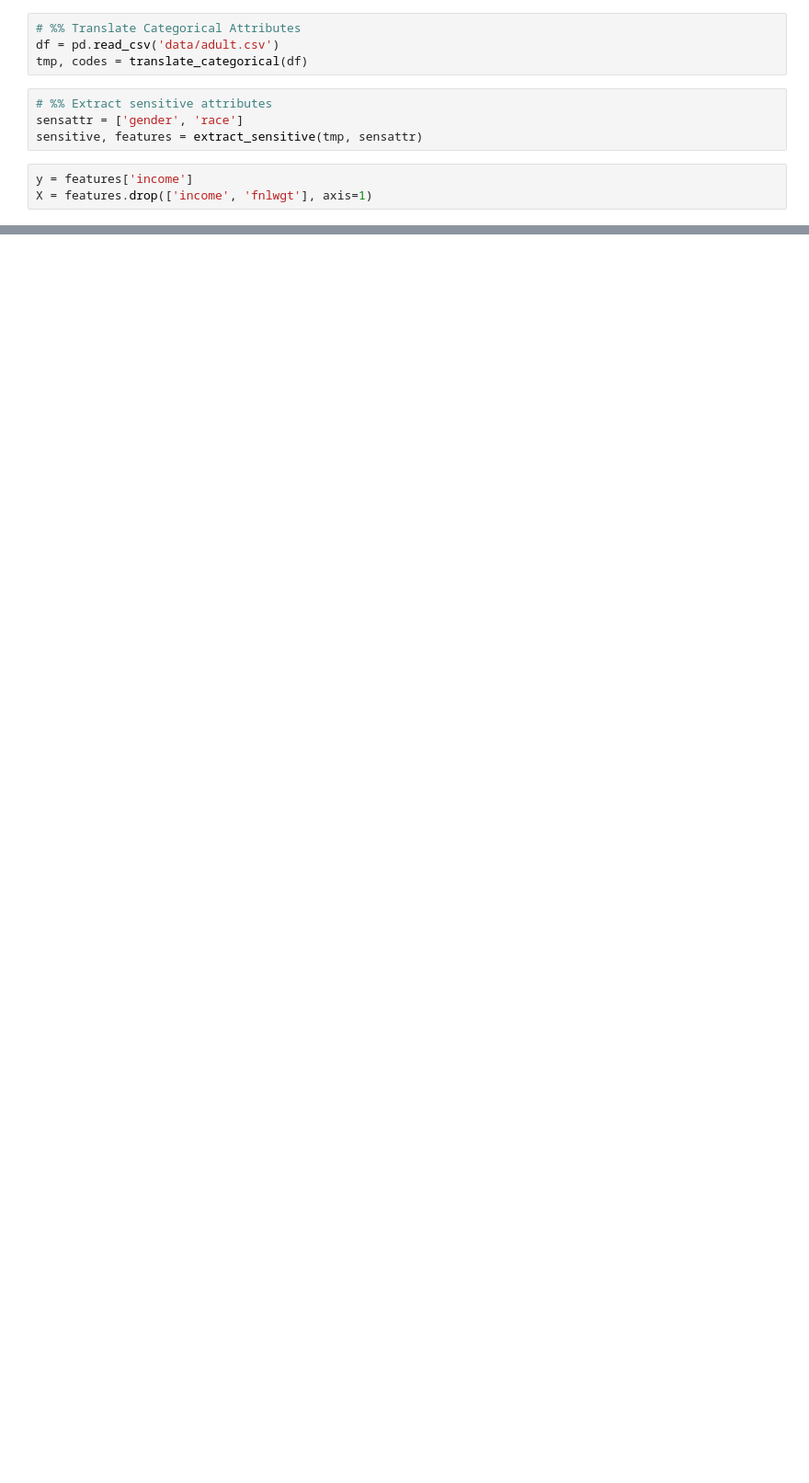
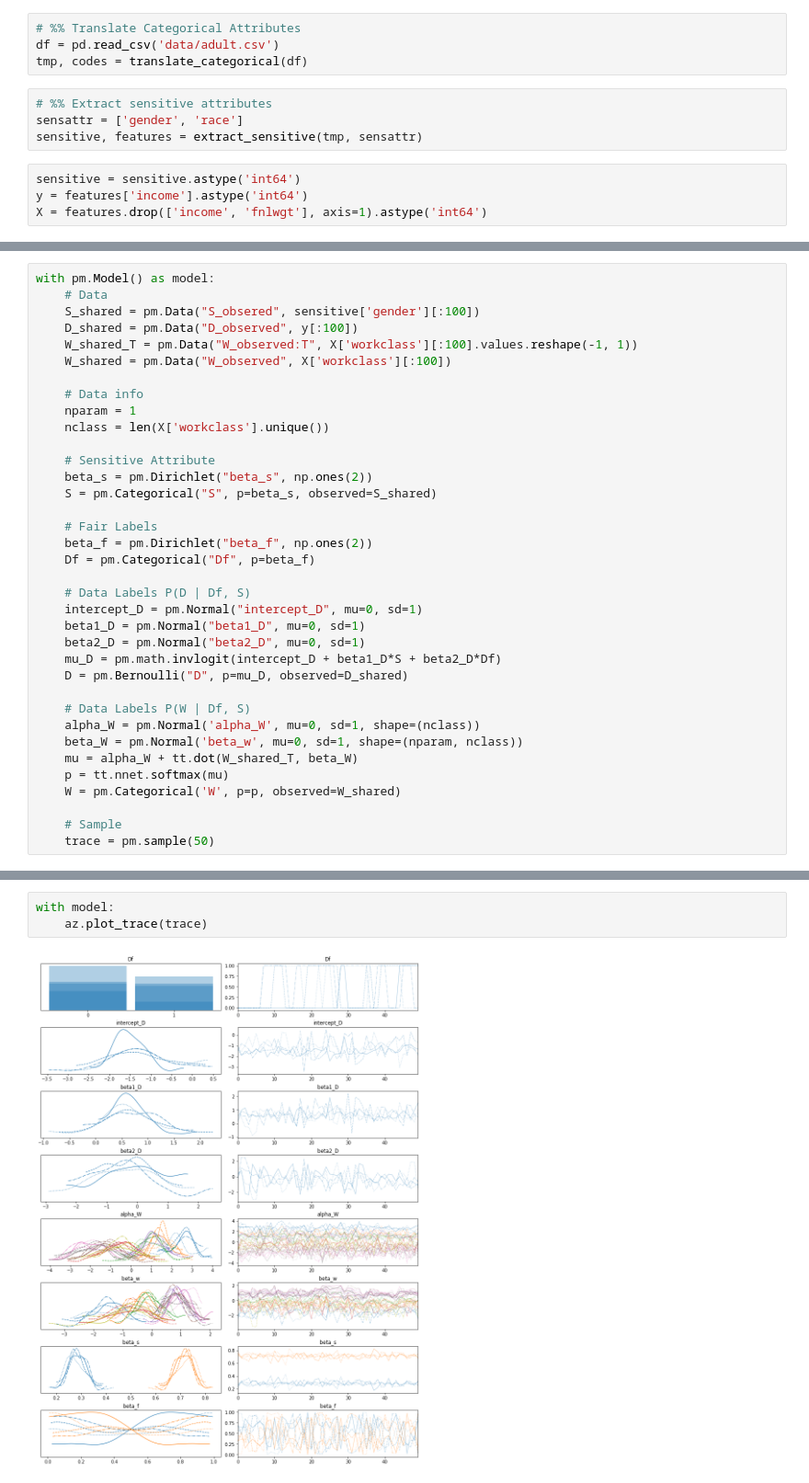
Before and after one commit to bcwein/Forseti, a Jupyter notebook: notebooks/baseline.ipynb, the cells around one changed output, grey strips where cells are left out. Shown at 92% size. Drawn from its saved outputs; the diff is of its cells as text; blank space fills up the shorter version.

```diff
--- a/notebooks/baseline.ipynb
+++ b/notebooks/baseline.ipynb
@@ -23,5 +22,6 @@ tmp, codes = translate_categorical(df)
 sensattr = ['gender', 'race']
 sensitive, features = extract_sensitive(tmp, sensattr)
 # %%
-y = features['income']
-X = features.drop(['income', 'fnlwgt'], axis=1)
+sensitive = sensitive.astype('int64')
+y = features['income'].astype('int64')
+X = features.drop(['income', 'fnlwgt'], axis=1).astype('int64')
@@ -116,0 +28,36 @@ X['workclass'][1001]
+# %%
+with pm.Model() as model:
+    # Data
+    S_shared = pm.Data("S_obsered", sensitive['gender'][:100])
+    D_shared = pm.Data("D_observed", y[:100])
+    W_shared_T = pm.Data("W_observed:T", X['workclass'][:100].values.reshape(-1, 1))
+    W_shared = pm.Data("W_observed", X['workclass'][:100])
+
+    # Data info
+    nparam = 1
+    nclass = len(X['workclass'].unique())
+
+    # Sensitive Attribute
+    beta_s = pm.Dirichlet("beta_s", np.ones(2))
+    S = pm.Categorical("S", p=beta_s, observed=S_shared)
+
+    # Fair Labels
+    beta_f = pm.Dirichlet("beta_f", np.ones(2))
+    Df = pm.Categorical("Df", p=beta_f)
+
+    # Data Labels P(D | Df, S)
+    intercept_D = pm.Normal("intercept_D", mu=0, sd=1)
+    beta1_D = pm.Normal("beta1_D", mu=0, sd=1)
+    beta2_D = pm.Normal("beta2_D", mu=0, sd=1)
+    mu_D = pm.math.invlogit(intercept_D + beta1_D*S + beta2_D*Df)
+    D = pm.Bernoulli("D", p=mu_D, observed=D_shared)
+
+    # Data Labels P(W | Df, S)
+    alpha_W = pm.Normal('alpha_W', mu=0, sd=1, shape=(nclass))
+    beta_W = pm.Normal('beta_w', mu=0, sd=1, shape=(nparam, nclass))
+    mu = alpha_W + tt.dot(W_shared_T, beta_W)
+    p = tt.nnet.softmax(mu)
+    W = pm.Categorical('W', p=p, observed=W_shared)
+
+    # Sample
+    trace = pm.sample(50)
@@ -116,0 +72,5 @@ X['workclass'][1001]
+# %%
+with model:
+    az.plot_trace(trace)
+# %% [output]
+[figure, added]
```
Also changed, not shown: parts of 6 cells of this notebook.
